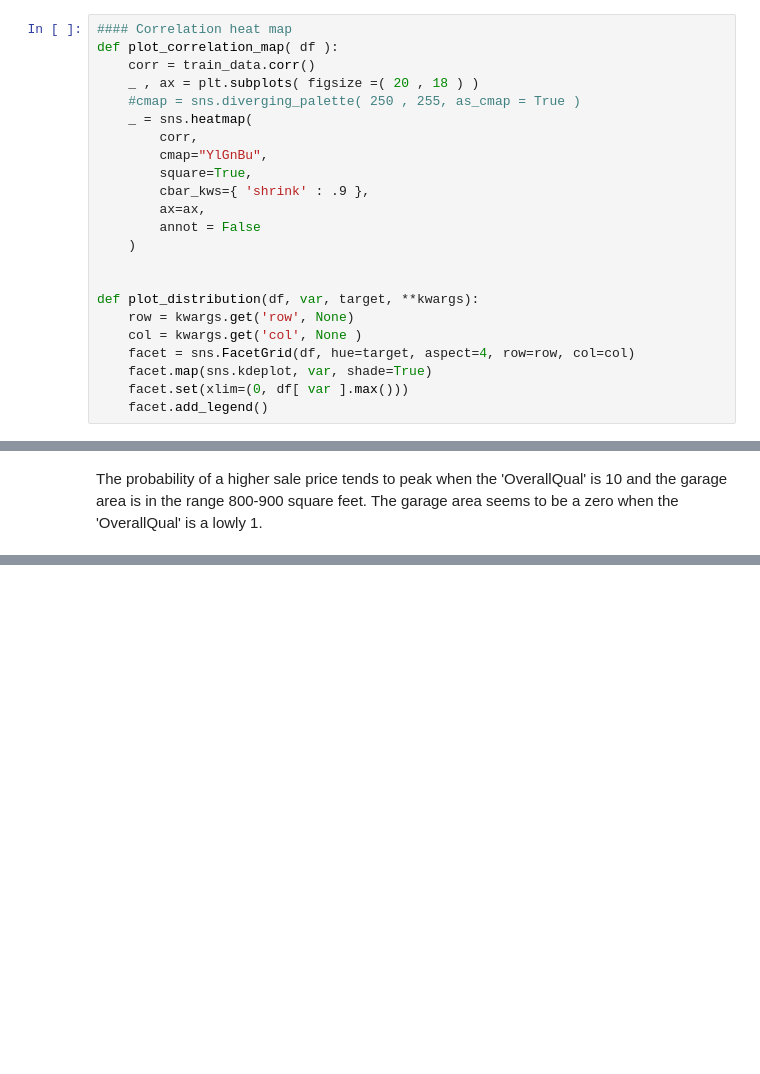
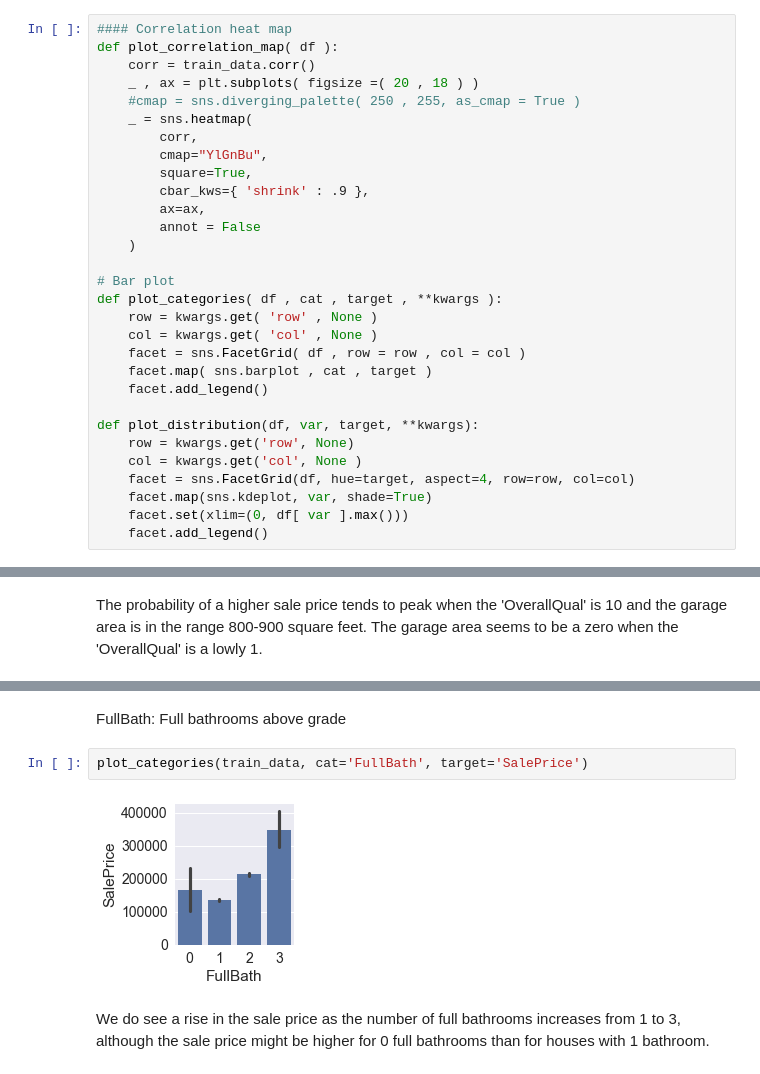
Before and after one commit to ppontryagin/kaggle_team_kernels, a Jupyter notebook: House_Prices_Advanced_Regression_Techniques.ipynb, the cells around one changed output, grey strips where cells are left out. Drawn from its saved outputs; the diff is of its cells as text; blank space fills up the shorter version.

Commit message:
added bar plot for FullBath

```diff
--- a/House_Prices_Advanced_Regression_Techniques.ipynb
+++ b/House_Prices_Advanced_Regression_Techniques.ipynb
@@ -61,6 +61,13 @@ def plot_correlation_map( df ):
         annot = False
     )
 
+# Bar plot
+def plot_categories( df , cat , target , **kwargs ):
+    row = kwargs.get( 'row' , None )
+    col = kwargs.get( 'col' , None )
+    facet = sns.FacetGrid( df , row = row , col = col )
+    facet.map( sns.barplot , cat , target )
+    facet.add_legend()
 
 def plot_distribution(df, var, target, **kwargs):
     row = kwargs.get('row', None)
@@ -241,0 +260,8 @@ The garage area seems to be a zero when the 'OverallQual' is a lowly 1.
+# %% [markdown]
+FullBath: Full bathrooms above grade
+# %%
+plot_categories(train_data, cat='FullBath', target='SalePrice')
+# %% [output]
+[figure, added]
+# %% [markdown]
+We do see a rise in the sale price as the number of full bathrooms increases from 1 to 3, although the sale price might be higher for 0 full bathrooms than for houses with 1 bathroom.
```
Also changed, not shown: parts of 2 cells of this notebook.
